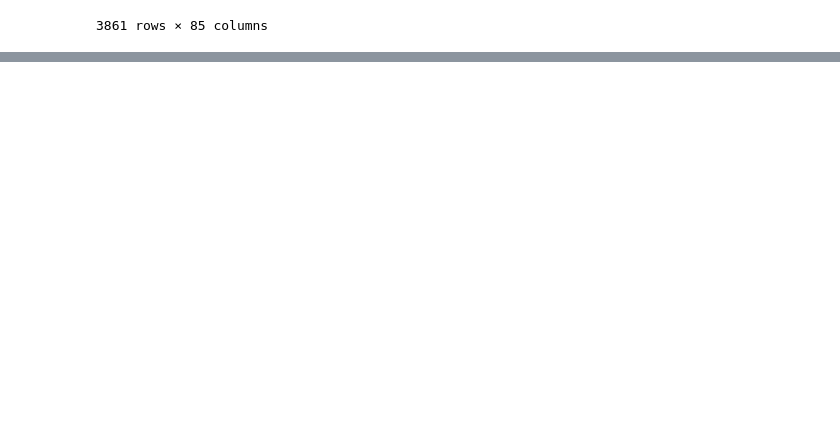
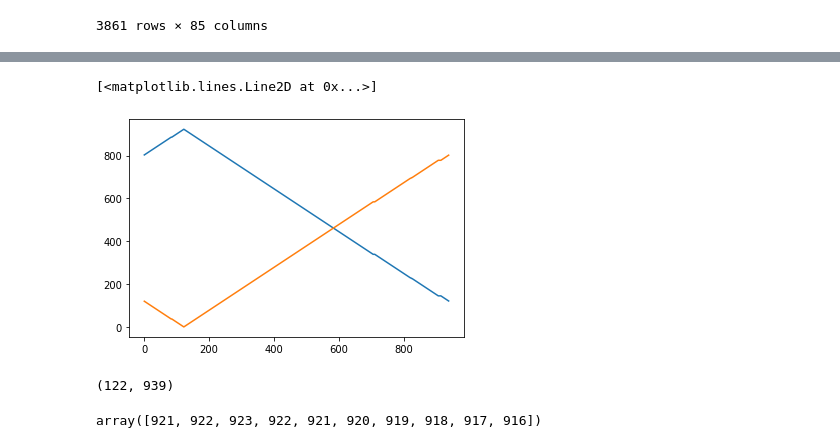
Before and after one commit to tanghaibao/klassify, a Jupyter notebook: notebooks/Breakpoint.ipynb, the cells around one changed output, grey strips where cells are left out. Saved outputs shown, nothing was run; the diff lists cells and outputs as text; code cells hidden in the pictures; blank space fills up the shorter version.

```diff
--- a/notebooks/Breakpoint.ipynb
+++ b/notebooks/Breakpoint.ipynb
@@ -251,0 +267,3 @@ fw.close()
+# %%
+read, sb = sub_beds[0]
+read
@@ -251,0 +272,3 @@ fw.close()
+# %%
+ra, rb = read.split("_", 2)[:2]
+ra, rb
@@ -251,0 +277,3 @@ fw.close()
+# %%
+sids = [b.accn.split(":", 1)[0] for b in sb]
+sids
@@ -251,0 +298,38 @@ fw.close()
+# %%
+import numpy as np
+
+n = len(sids)
+prefix_a = np.zeros(n, dtype="int")
+prefix_b = np.zeros(n, dtype="int")
+for i in range(n):
+    if i == 0:
+        prefix_a[i] = sids[i] == ra
+        prefix_b[i] = sids[i] == rb
+    else:
+        prefix_a[i] = prefix_a[i - 1] + (sids[i] == ra)
+        prefix_b[i] = prefix_b[i - 1] + (sids[i] == rb)
+suffix_a = [0] * n
+suffix_b = [0] * n
+for i in range(n - 1, 0, -1):
+    suffix_a[i - 1] = suffix_a[i] + (sids[i] == ra)
+    suffix_b[i - 1] = suffix_b[i] + (sids[i] == rb)
+ab = prefix_a + suffix_b
+ba = prefix_b + suffix_a
+# %%
+%matplotlib inline
+
+import matplotlib.pyplot as plt
+
+plt.plot(ab, label=f"{ra} -> {rb}")
+plt.plot(ba, label=f"{rb} -> {ra}")
+# %% [output]
+[<matplotlib.lines.Line2D at 0x...>]
+[figure, added]
+# %%
+np.argmax(ab), np.argmax(ba)
+# %% [output]
+(122, 939)
+# %%
+ab[120:130]
+# %% [output]
+array([921, 922, 923, 922, 921, 920, 919, 918, 917, 916])
```
Also changed, not shown: parts of 8 cells of this notebook.
